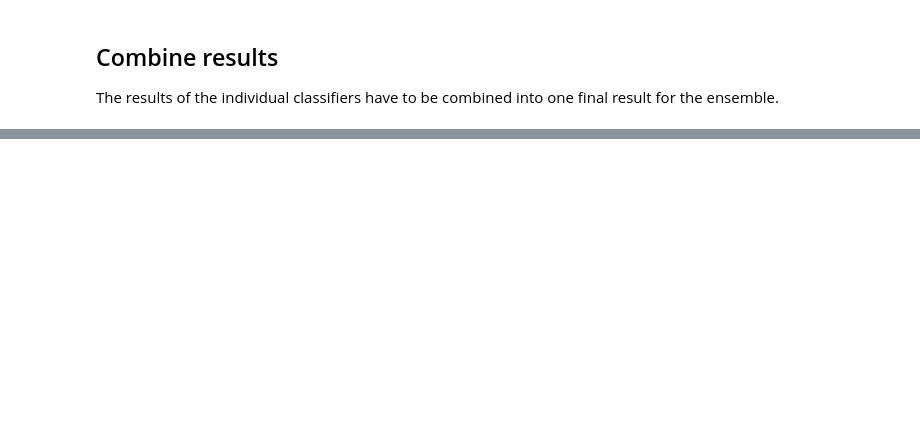
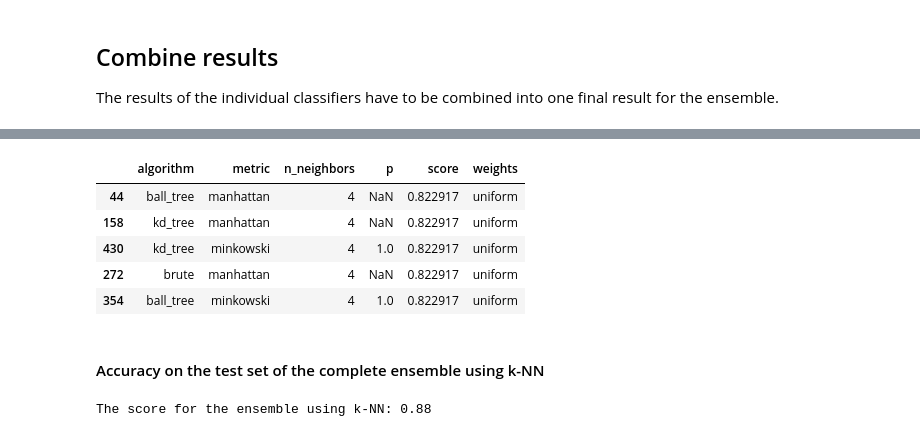
Before and after one commit to aot29/pottery_classifier, a Jupyter notebook: 04_Dense_networks_3D_views.ipynb, the cells around one changed output, grey strips where cells are left out. Saved outputs shown, nothing was run; the diff lists cells and outputs as text; code cells hidden in the pictures; blank space fills up the shorter version.

```diff
--- a/04_Dense_networks_3D_views.ipynb
+++ b/04_Dense_networks_3D_views.ipynb
@@ -300,0 +276,18 @@ The results of the individual classifiers have to be combined into one final res
+# %%
+# predictions for train set
+pred_elevation_train = elevation_network.predict(elevation_features_train)
+pred_plan_train = plan_network.predict(plan_features_train)
+pred_section_train = section_network.predict(section_features_train)
+pred_train = [np.concatenate([pred_elevation_train[i], pred_plan_train[i], pred_section_train[i]]) for i,_ in enumerate(labels_train)]
+
+# predictions for validation set
+pred_elevation_valid = elevation_network.predict(elevation_features_valid)
+pred_plan_valid = plan_network.predict(plan_features_valid)
+pred_section_valid = section_network.predict(section_features_valid)
+pred_valid = [np.concatenate([pred_elevation_valid[i], pred_plan_valid[i], pred_section_valid[i]]) for i,_ in enumerate(labels_valid)]
+
+# predictions for test set
+pred_elevation_test = elevation_network.predict(elevation_features_test)
+pred_plan_test = plan_network.predict(plan_features_test)
+pred_section_test = section_network.predict(section_features_test)
+pred_test = [np.concatenate([pred_elevation_test[i], pred_plan_test[i], pred_section_test[i]]) for i,_ in enumerate(labels_test)]
@@ -300,0 +301,47 @@ The results of the individual classifiers have to be combined into one final res
+# %%
+import pandas as pd
+from sklearn.model_selection import ParameterGrid
+from sklearn.neighbors import KNeighborsClassifier
+
+# create a grid of tunable parameters
+grid_knn = ParameterGrid([
+    {
+        'n_neighbors': range(1, 20),
+        'weights': ['uniform', 'distance'],
+        'algorithm': ['ball_tree', 'kd_tree', 'brute'],
+        'metric': ['euclidean', 'manhattan', 'chebyshev']
+    },
+    {
+        'n_neighbors': range(1, 20),
+        'weights': ['uniform', 'distance'],
+        'algorithm': ['ball_tree', 'kd_tree', 'brute'],
+        'p': [1, 2], # L1 or L2
+        'metric': ['minkowski']
+    }
+])
+
+gs_results_knn = []
+for params_dict in grid_knn:
+    knn = KNeighborsClassifier().set_params(**params_dict) # sklearn API can set parameters directly from grid object
+    knn.fit(pred_train, labels_train)
+    params_dict['score'] = knn.score(pred_valid, labels_valid)
+    gs_results_knn.append(params_dict)
+
+gs_results_knn = pd.DataFrame(gs_results_knn)
+gs_results_knn.sort_values(by='score', ascending=False).head()
+# %% [output]
+|  | algorithm | metric | n_neighbors | p | score | weights |
+| 44 | ball_tree | manhattan | 4 | NaN | 0.822917 | uniform |
+| 158 | kd_tree | manhattan | 4 | NaN | 0.822917 | uniform |
+| 430 | kd_tree | minkowski | 4 | 1.0 | 0.822917 | uniform |
+| 272 | brute | manhattan | 4 | NaN | 0.822917 | uniform |
+| 354 | ball_tree | minkowski | 4 | 1.0 | 0.822917 | uniform |
+# %% [markdown]
+#### Accuracy on the test set of the complete ensemble using k-NN
+# %%
+best_params = grid_knn[gs_results_knn['score'].idxmax()]
+knn = KNeighborsClassifier().set_params(**best_params).fit(pred_train, labels_train)
+ensemble_score_knn = knn.score(pred_test, labels_test)
+print('The score for the ensemble using k-NN: {:.2f}'.format(ensemble_score_knn))
+# %% [output]
+The score for the ensemble using k-NN: 0.88
```
Also changed, not shown: parts of 14 cells of this notebook.
